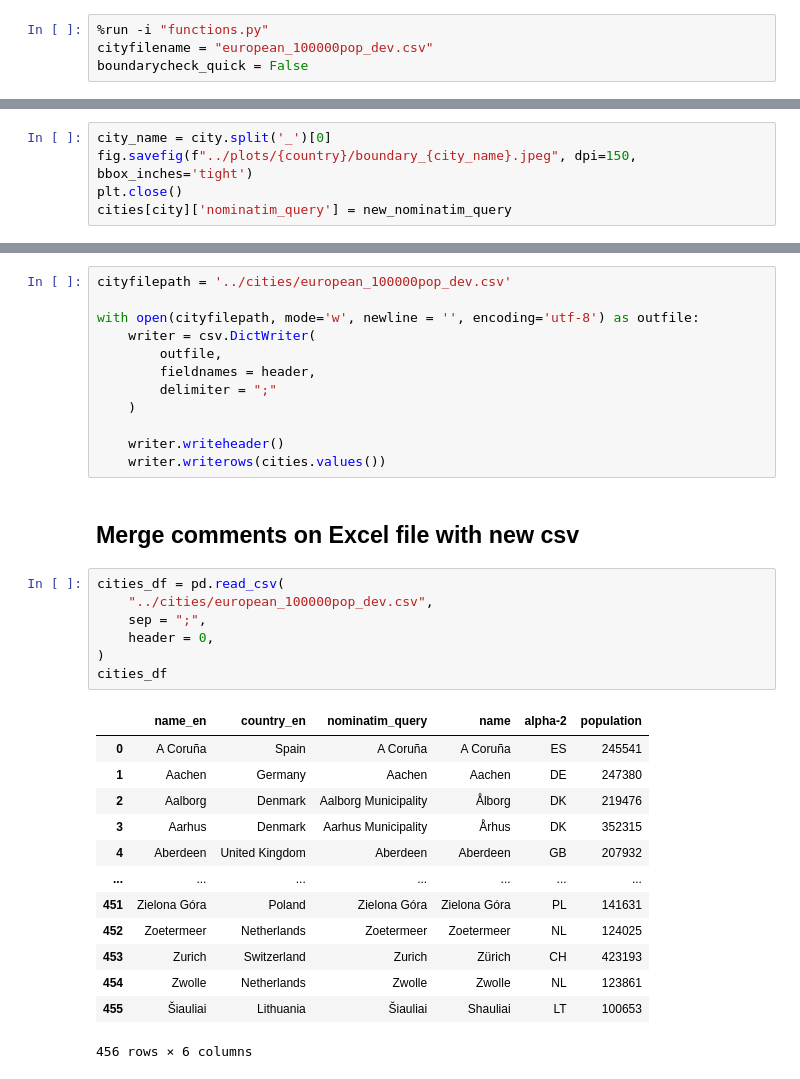
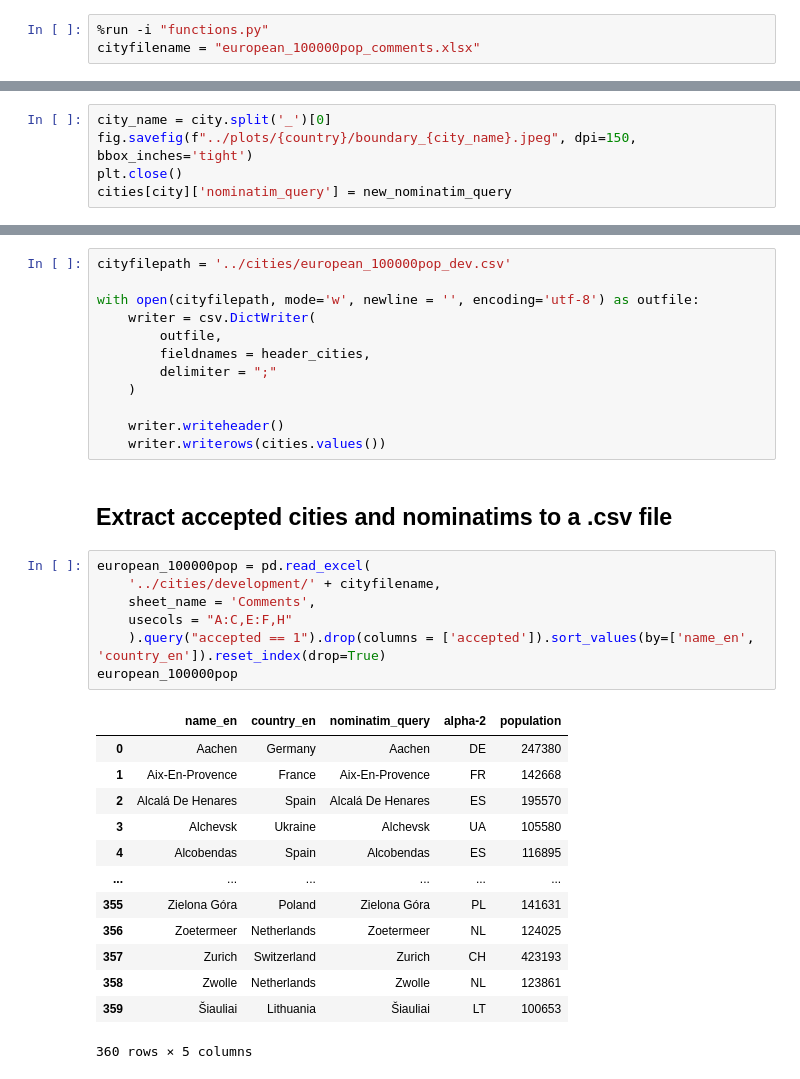
Before and after one commit to BikeNetKit/dataexport, a Jupyter notebook: scripts/check_polygons.ipynb, the cells around one changed output, grey strips where cells are left out. Drawn from its saved outputs; the diff is of its cells as text.

```diff
--- a/scripts/check_polygons.ipynb
+++ b/scripts/check_polygons.ipynb
@@ -5,8 +16,7 @@ This notebook extracts and plots the polygons of cities from the OSM, using nomi
 ## Setup
 # %%
 %run -i "functions.py"
-cityfilename = "european_100000pop_dev.csv"
-boundarycheck_quick = False
+cityfilename = "european_100000pop_comments.xlsx"
 # %% [markdown]
 ## Load cities
 # %%
@@ -567,32 +909,32 @@ cityfilepath = '../cities/european_100000pop_dev.csv'
 with open(cityfilepath, mode='w', newline = '', encoding='utf-8') as outfile:
     writer = csv.DictWriter(
         outfile,
-        fieldnames = header,
+        fieldnames = header_cities,
         delimiter = ";"
     )
 
     writer.writeheader()
     writer.writerows(cities.values())
 # %% [markdown]
-## Merge comments on Excel file with new csv
+## Extract accepted cities and nominatims to a .csv file
 # %%
-cities_df = pd.read_csv(
-    "../cities/european_100000pop_dev.csv",
-    sep = ";",
-    header = 0,
-)
-cities_df
+european_100000pop = pd.read_excel(
+    '../cities/development/' + cityfilename,
+    sheet_name = 'Comments',
+    usecols = "A:C,E:F,H"
+    ).query("accepted == 1").drop(columns = ['accepted']).sort_values(by=['name_en', 'country_en']).reset_index(drop=True)
+european_100000pop
 # %% [output]
-|  | name_en | country_en | nominatim_query | name | alpha-2 | population |
-| 0 | A Coruña | Spain | A Coruña | A Coruña | ES | 245541 |
-| 1 | Aachen | Germany | Aachen | Aachen | DE | 247380 |
-| 2 | Aalborg | Denmark | Aalborg Municipality | Ålborg | DK | 219476 |
-| 3 | Aarhus | Denmark | Aarhus Municipality | Århus | DK | 352315 |
-| 4 | Aberdeen | United Kingdom | Aberdeen | Aberdeen | GB | 207932 |
-| ... | ... | ... | ... | ... | ... | ... |
-| 451 | Zielona Góra | Poland | Zielona Góra | Zielona Góra | PL | 141631 |
-| 452 | Zoetermeer | Netherlands | Zoetermeer | Zoetermeer | NL | 124025 |
-| 453 | Zurich | Switzerland | Zurich | Zürich | CH | 423193 |
-| 454 | Zwolle | Netherlands | Zwolle | Zwolle | NL | 123861 |
-| 455 | Šiauliai | Lithuania | Šiauliai | Shauliai | LT | 100653 |
+|  | name_en | country_en | nominatim_query | alpha-2 | population |
+| 0 | Aachen | Germany | Aachen | DE | 247380 |
+| 1 | Aix-En-Provence | France | Aix-En-Provence | FR | 142668 |
+| 2 | Alcalá De Henares | Spain | Alcalá De Henares | ES | 195570 |
+| 3 | Alchevsk | Ukraine | Alchevsk | UA | 105580 |
+| 4 | Alcobendas | Spain | Alcobendas | ES | 116895 |
+| ... | ... | ... | ... | ... | ... |
+| 355 | Zielona Góra | Poland | Zielona Góra | PL | 141631 |
+| 356 | Zoetermeer | Netherlands | Zoetermeer | NL | 124025 |
+| 357 | Zurich | Switzerland | Zurich | CH | 423193 |
+| 358 | Zwolle | Netherlands | Zwolle | NL | 123861 |
+| 359 | Šiauliai | Lithuania | Šiauliai | LT | 100653 |
-456 rows × 6 columns
+360 rows × 5 columns
```
Also changed, not shown: parts of 51 cells of this notebook.
